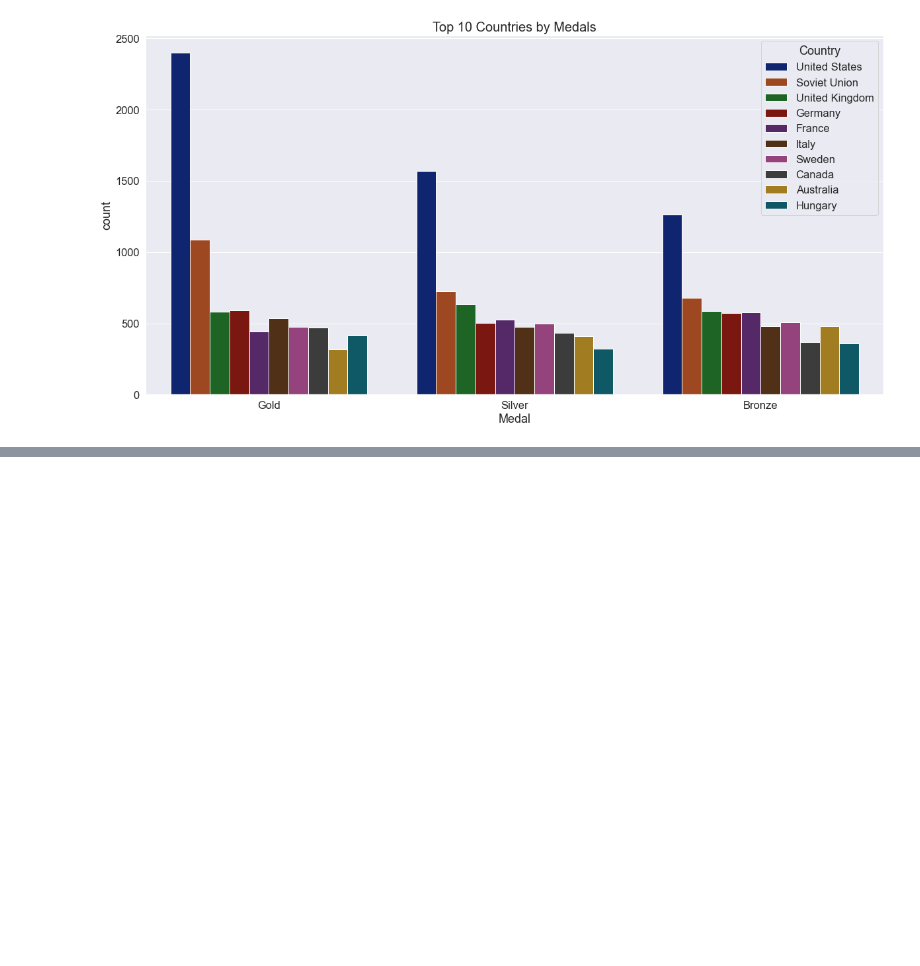
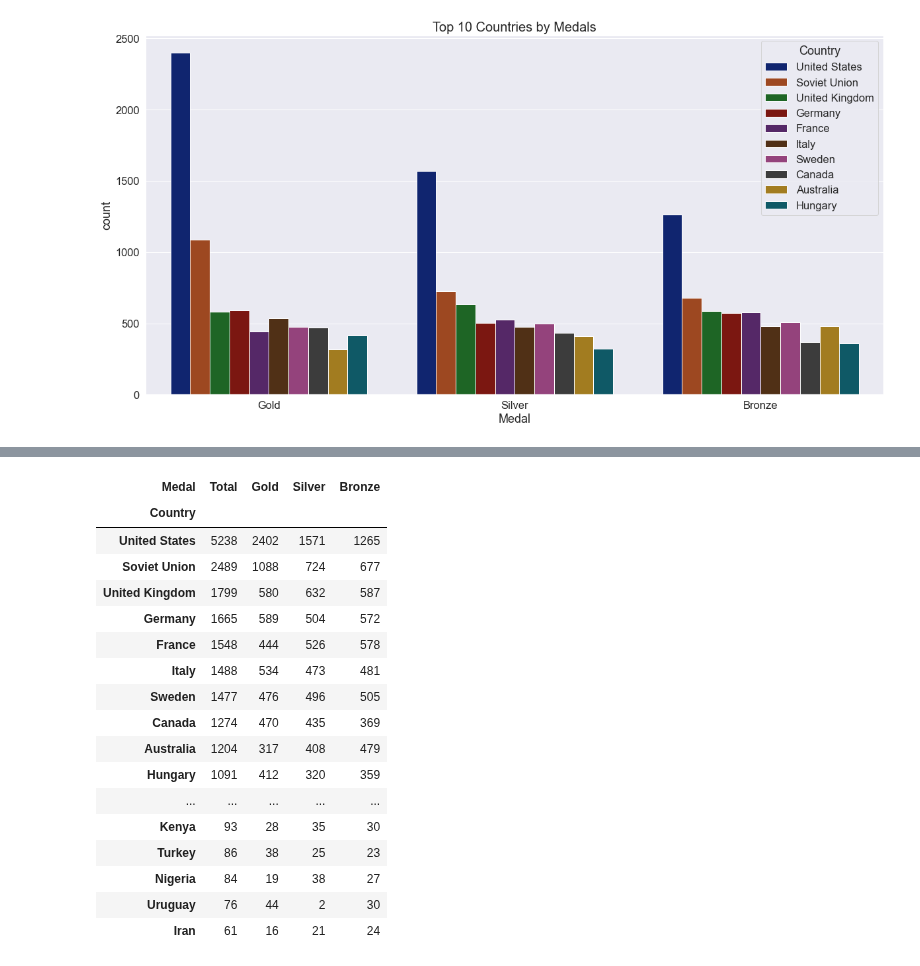
Before and after one commit to marb61a/Data-Science-Projects, a Jupyter notebook: Olympic Games Project/Olympic-Games.ipynb, the cells around one changed output, grey strips where cells are left out. Drawn from its saved outputs; the diff is of its cells as text; code cells hidden in the pictures; blank space fills up the shorter version.

Commit message:
Updated notebook to see if there are factors which influence winning medals

```diff
--- a/Olympic Games Project/Olympic-Games.ipynb
+++ b/Olympic Games Project/Olympic-Games.ipynb
@@ -650,0 +670,4 @@ plt.show()
+# %%
+# Creates an alphabetical list of countries and their medals in total and type
+medals_per_country = pd.crosstab(index=olympics.Country, columns=olympics.Medal, margins=True, margins_name="Total")
+medals_per_country
@@ -650,0 +689,2 @@ plt.show()
+# %%
+medals_per_country.drop("Total", axis=0, inplace=True)
@@ -650,0 +708,2 @@ plt.show()
+# %%
+medals_per_country = medals_per_country[["Total", "Gold", "Silver", "Bronze"]].sort_values(by=["Total"], ascending=False)
@@ -650,0 +727,22 @@ plt.show()
+# %%
+# Checks the top 50 countries
+medals_per_country.head(50)
+# %% [output]
+| Medal | Total | Gold | Silver | Bronze |
+| Country |  |  |  |  |
+| United States | 5238 | 2402 | 1571 | 1265 |
+| Soviet Union | 2489 | 1088 | 724 | 677 |
+| United Kingdom | 1799 | 580 | 632 | 587 |
+| Germany | 1665 | 589 | 504 | 572 |
+| France | 1548 | 444 | 526 | 578 |
+| Italy | 1488 | 534 | 473 | 481 |
+| Sweden | 1477 | 476 | 496 | 505 |
+| Canada | 1274 | 470 | 435 | 369 |
+| Australia | 1204 | 317 | 408 | 479 |
+| Hungary | 1091 | 412 | 320 | 359 |
+| ... | ... | ... | ... | ... |
+| Kenya | 93 | 28 | 35 | 30 |
+| Turkey | 86 | 38 | 25 | 23 |
+| Nigeria | 84 | 19 | 38 | 27 |
+| Uruguay | 76 | 44 | 2 | 30 |
+| Iran | 61 | 16 | 21 | 24 |
```
Also changed, not shown: parts of 6 cells of this notebook.
